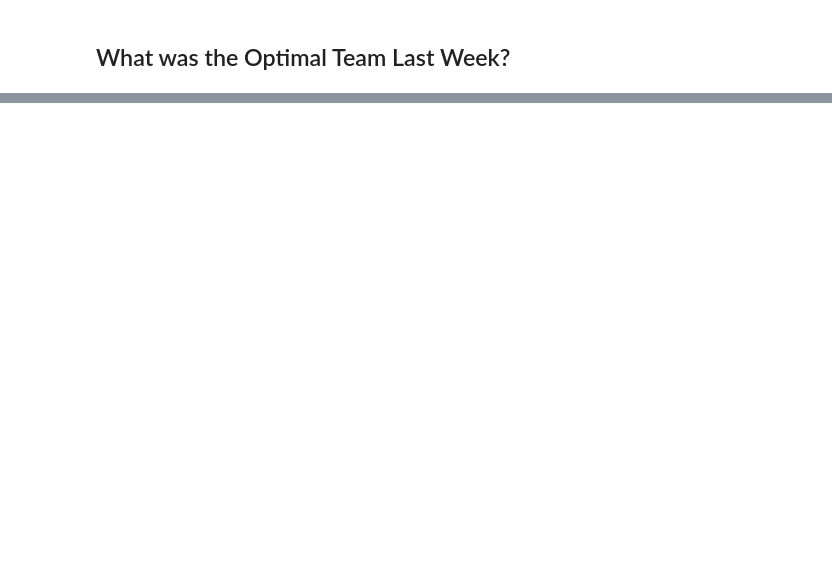
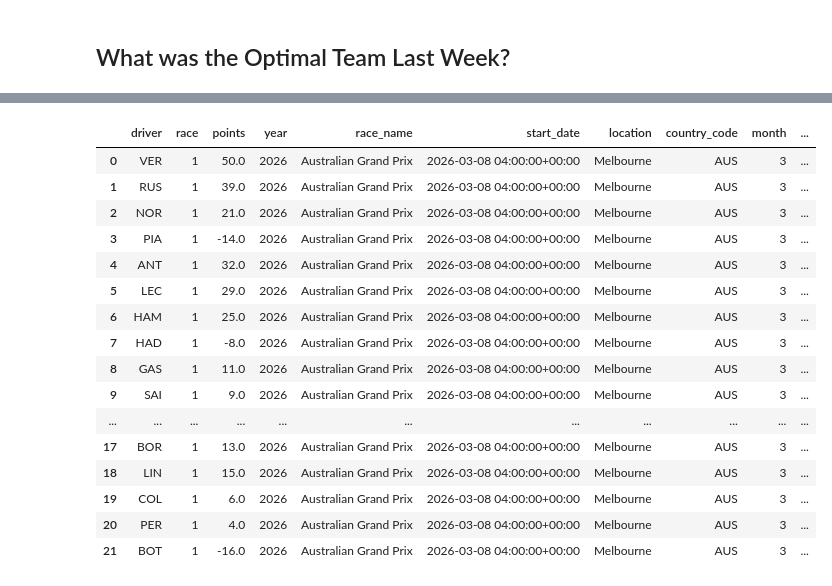
Before and after one commit to jguptil1/F1Fantasy, a Jupyter notebook: notebooks/evaluation/postRaceEvaluation.ipynb, the cells around one changed output, grey strips where cells are left out. Drawn from its saved outputs; the diff is of its cells as text; code cells hidden in the pictures; blank space fills up the shorter version.

```diff
--- a/notebooks/evaluation/postRaceEvaluation.ipynb
+++ b/notebooks/evaluation/postRaceEvaluation.ipynb
@@ -169,10 +174,17 @@ last_week_driver_results.head()
+# %%
+driver_roster_path = working_directory / "data" / "clean" / "driver_roster.csv"
+last_week_construcor_pricing_path = working_directory / "data" / "clean" / "constructor_price.csv"
+last_week_driver_pricing_path = working_directory / "data" / "clean" / "driver_price.csv"
+
+
+last_week_drivers = pd.read_csv(driver_race_results_path).drop(columns=['Unnamed: 0'])
+last_week_constructors = pd.read_csv(constructor_race_results_path).drop(columns=['Unnamed: 0'])
+last_week_driver_pricing = pd.read_csv(last_week_driver_pricing_path).drop(columns=['Unnamed: 0'])
+last_week_construcor_pricing = pd.read_csv(last_week_construcor_pricing_path).drop(columns=['Unnamed: 0'])
+last_week_driver_roster = pd.read_csv(driver_roster_path).drop(columns=['Unnamed: 0'])
 # %%
-latest_row = performance.sort_values(["year", "race_num"]).iloc[-1]
+latest_row = last_week_drivers.sort_values(["year", "race"]).iloc[-1]
 year = latest_row["year"]
-race = latest_row["race_num"]
-
-last_week_con_race_results = con_race_results[(con_race_results["year"] == year) & (con_race_results["race"] == race)].reset_index(drop=True)
-last_week_con_race_results["race_num"] = last_week_con_race_results["race"]
-last_week_con_race_results = last_week_con_race_results.drop(columns=["race"])
-last_week_con_race_results.head()
+race = latest_row["race"]
+print(year, race)
 # %% [output]
@@ -184,0 +194,6 @@ last_week_con_race_results.head()
+# %%
+last_week_drivers = last_week_drivers[(last_week_drivers["year"] == year) & (last_week_drivers["race"] == race)].reset_index(drop=True)
+last_week_constructors = last_week_constructors[(last_week_constructors["year"] == year) & (last_week_constructors["race"] == race)].reset_index(drop=True)
+last_week_driver_roster = last_week_driver_roster[(last_week_driver_roster["year"] == year) & (last_week_driver_roster["race"] == race)].reset_index(drop=True)
+last_week_driver_pricing = last_week_driver_pricing[(last_week_driver_pricing["year"] == year) & (last_week_driver_pricing["race"] == race)].reset_index(drop=True)
+last_week_construcor_pricing = last_week_construcor_pricing[(last_week_construcor_pricing["year"] == year) & (last_week_construcor_pricing["race"] == race)].reset_index(drop=True)
@@ -184,0 +209,28 @@ last_week_con_race_results.head()
+# %%
+last_week_driver_pricing = last_week_driver_pricing[["year", "race", "driver", "price"]]
+last_week_constructor_pricing = last_week_construcor_pricing[["year", "race", "constructor", "price"]]
+# %%
+#driver merges
+last_week_drivers = last_week_drivers.merge(last_week_driver_roster, on=["year", "race", "driver"], how="left")
+last_week_drivers = last_week_drivers.merge(last_week_driver_pricing, on=["year", "race", "driver"], how="left")
+
+
+last_week_drivers
+# %% [output]
+|  | driver | race | points | year | race_name | start_date | location | country_code | month | ... |
+| 0 | VER | 1 | 50.0 | 2026 | Australian Grand Prix | 2026-03-08 04:00:00+00:00 | Melbourne | AUS | 3 | ... |
+| 1 | RUS | 1 | 39.0 | 2026 | Australian Grand Prix | 2026-03-08 04:00:00+00:00 | Melbourne | AUS | 3 | ... |
+| 2 | NOR | 1 | 21.0 | 2026 | Australian Grand Prix | 2026-03-08 04:00:00+00:00 | Melbourne | AUS | 3 | ... |
+| 3 | PIA | 1 | -14.0 | 2026 | Australian Grand Prix | 2026-03-08 04:00:00+00:00 | Melbourne | AUS | 3 | ... |
+| 4 | ANT | 1 | 32.0 | 2026 | Australian Grand Prix | 2026-03-08 04:00:00+00:00 | Melbourne | AUS | 3 | ... |
+| 5 | LEC | 1 | 29.0 | 2026 | Australian Grand Prix | 2026-03-08 04:00:00+00:00 | Melbourne | AUS | 3 | ... |
+| 6 | HAM | 1 | 25.0 | 2026 | Australian Grand Prix | 2026-03-08 04:00:00+00:00 | Melbourne | AUS | 3 | ... |
+| 7 | HAD | 1 | -8.0 | 2026 | Australian Grand Prix | 2026-03-08 04:00:00+00:00 | Melbourne | AUS | 3 | ... |
+| 8 | GAS | 1 | 11.0 | 2026 | Australian Grand Prix | 2026-03-08 04:00:00+00:00 | Melbourne | AUS | 3 | ... |
+| 9 | SAI | 1 | 9.0 | 2026 | Australian Grand Prix | 2026-03-08 04:00:00+00:00 | Melbourne | AUS | 3 | ... |
+| ... | ... | ... | ... | ... | ... | ... | ... | ... | ... | ... |
+| 17 | BOR | 1 | 13.0 | 2026 | Australian Grand Prix | 2026-03-08 04:00:00+00:00 | Melbourne | AUS | 3 | ... |
+| 18 | LIN | 1 | 15.0 | 2026 | Australian Grand Prix | 2026-03-08 04:00:00+00:00 | Melbourne | AUS | 3 | ... |
+| 19 | COL | 1 | 6.0 | 2026 | Australian Grand Prix | 2026-03-08 04:00:00+00:00 | Melbourne | AUS | 3 | ... |
+| 20 | PER | 1 | 4.0 | 2026 | Australian Grand Prix | 2026-03-08 04:00:00+00:00 | Melbourne | AUS | 3 | ... |
+| 21 | BOT | 1 | -16.0 | 2026 | Australian Grand Prix | 2026-03-08 04:00:00+00:00 | Melbourne | AUS | 3 | ... |
```
Also changed, not shown: parts of 31 cells of this notebook, 4 other files.
